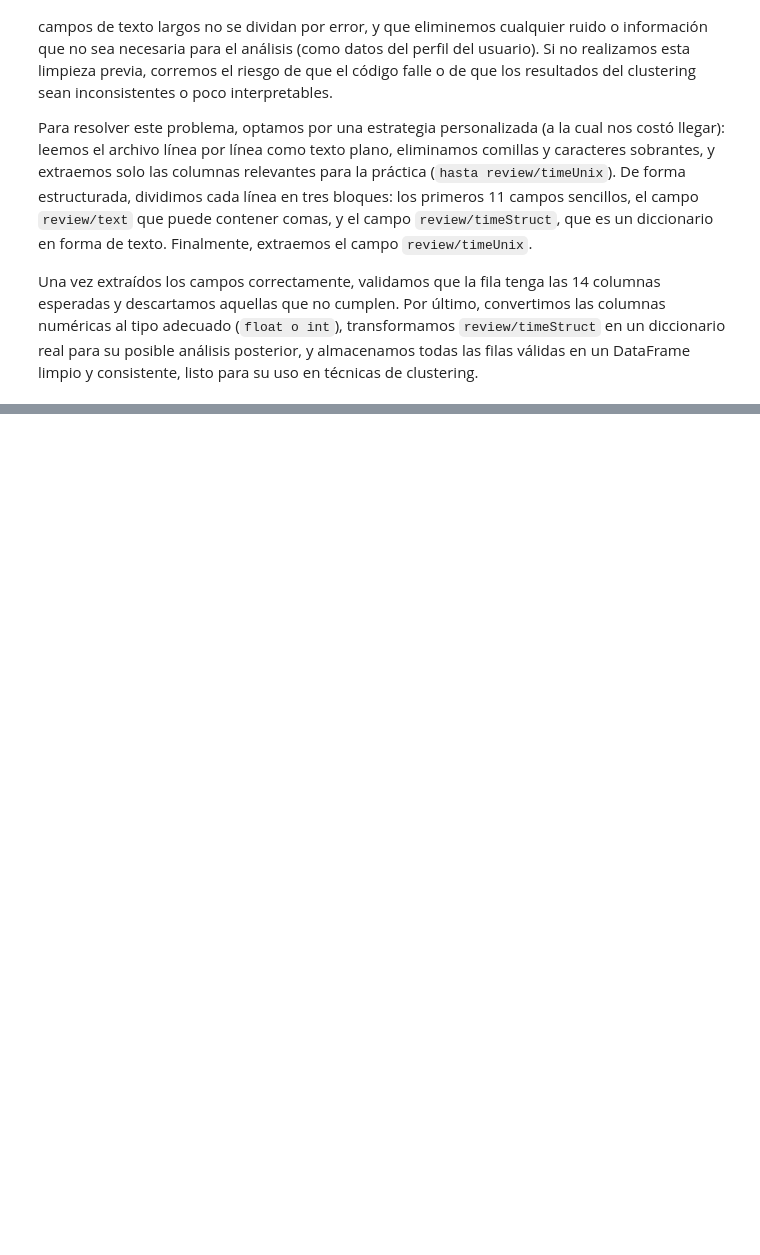
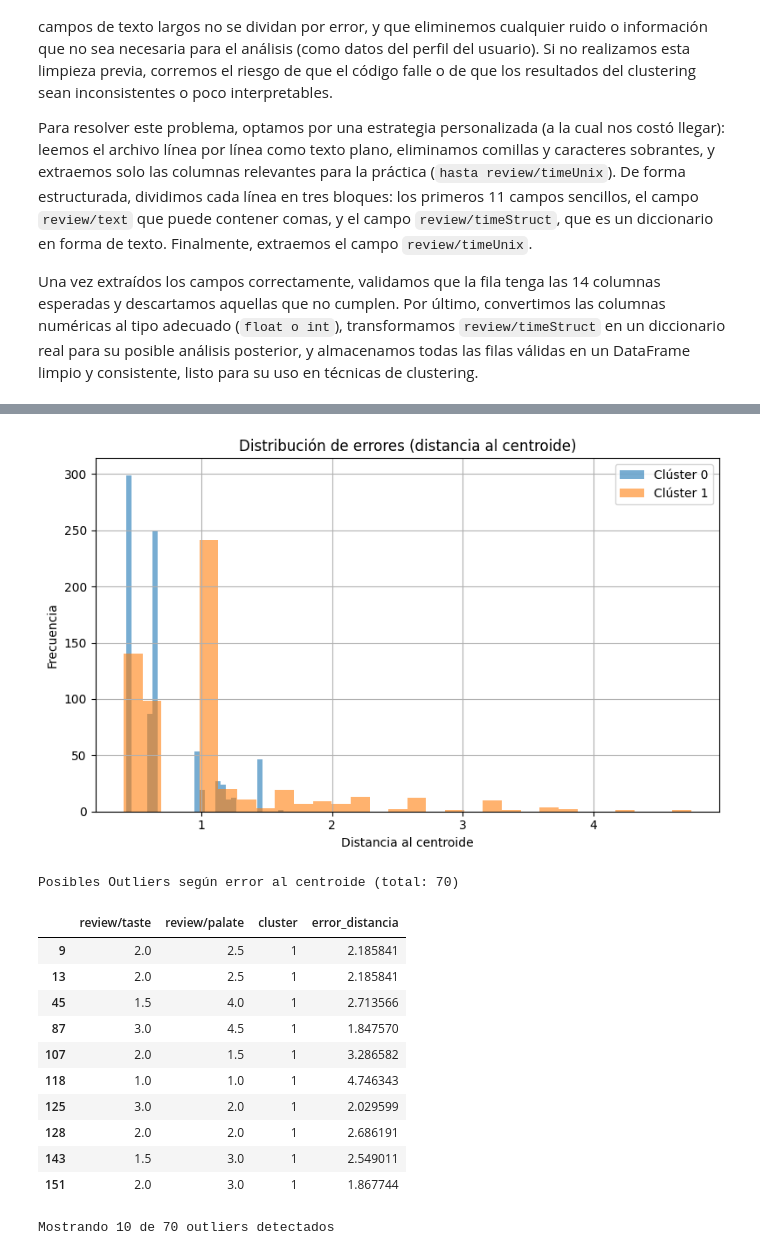
Before and after one commit to Carmoruda/Data_Mining, a Jupyter notebook: LAB04/Practica_2_GRUPOC5.ipynb, the cells around one changed output, grey strips where cells are left out. Saved outputs shown, nothing was run; the diff lists cells and outputs as text; code cells hidden in the pictures; blank space fills up the shorter version.

```diff
--- a/LAB04/Practica_2_GRUPOC5.ipynb
+++ b/LAB04/Practica_2_GRUPOC5.ipynb
@@ -142,0 +367,49 @@ Filas descartadas: 0
+# %%
+# Aplicamos K-means a las variables influyentes para obtener las etiquetas correctas
+kmeans_influyentes = KMeans(n_clusters=mejor_k, random_state=127, n_init=1)
+etiquetas = kmeans_influyentes.fit_predict(variables_influyentes_estandarizadas)
+centroides_influyentes = kmeans_influyentes.cluster_centers_
+
+# Calculamos los errores (distancias al centroide correspondiente)
+errores = np.linalg.norm(variables_influyentes_estandarizadas - centroides_influyentes[etiquetas], axis=1)
+
+# 1. Agregamos la información al DataFrame original
+df_post = variables_influyentes.copy()
+df_post['cluster'] = etiquetas
+df_post['error_distancia'] = errores
+
+# 2. Visualizamos la distribución de errores por clúster
+plt.figure(figsize=(8, 5))
+for cl in sorted(df_post['cluster'].unique()):
+    plt.hist(df_post[df_post['cluster'] == cl]['error_distancia'], bins=30, alpha=0.6, label=f'Clúster {cl}')
+plt.title('Distribución de errores (distancia al centroide)')
+plt.xlabel('Distancia al centroide')
+plt.ylabel('Frecuencia')
+plt.legend()
+plt.grid(True)
+plt.tight_layout()
+plt.show()
+
+# 3. Detectamos posibles outliers: error por encima del percentil 95
+umbral_outlier = np.percentile(df_post['error_distancia'], 95)
+outliers = df_post[df_post['error_distancia'] > umbral_outlier]
+
+# 4. Mostramos tabla de outliers
+print(f"Posibles Outliers según error al centroide (total: {len(outliers)})")
+display(outliers.head(10))
+print(f"Mostrando 10 de {len(outliers)} outliers detectados")
+# %% [output]
+[figure, added]
+Posibles Outliers según error al centroide (total: 70)
+|  | review/taste | review/palate | cluster | error_distancia |
+| 9 | 2.0 | 2.5 | 1 | 2.185841 |
+| 13 | 2.0 | 2.5 | 1 | 2.185841 |
+| 45 | 1.5 | 4.0 | 1 | 2.713566 |
+| 87 | 3.0 | 4.5 | 1 | 1.847570 |
+| 107 | 2.0 | 1.5 | 1 | 3.286582 |
+| 118 | 1.0 | 1.0 | 1 | 4.746343 |
+| 125 | 3.0 | 2.0 | 1 | 2.029599 |
+| 128 | 2.0 | 2.0 | 1 | 2.686191 |
+| 143 | 1.5 | 3.0 | 1 | 2.549011 |
+| 151 | 2.0 | 3.0 | 1 | 1.867744 |
+Mostrando 10 de 70 outliers detectados
```
Also changed, not shown: parts of 10 cells of this notebook.
